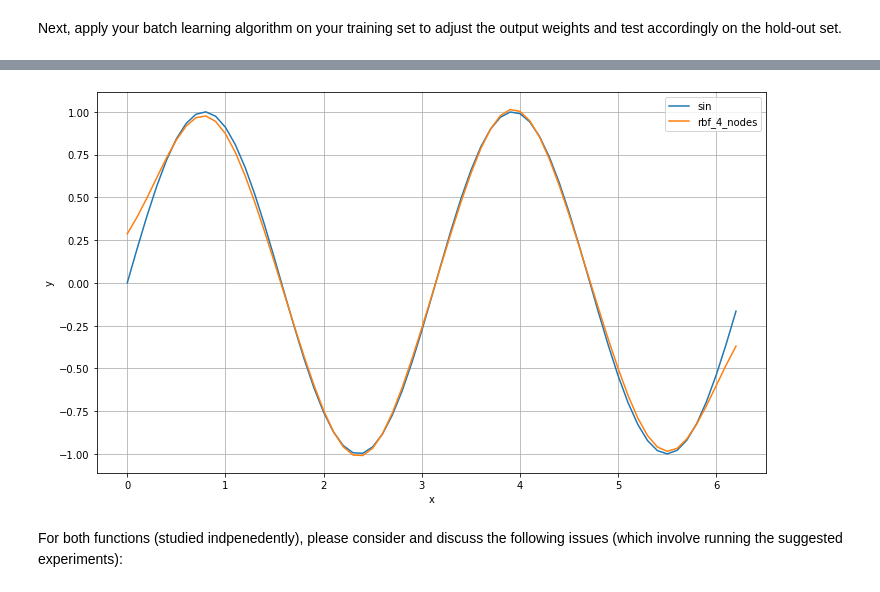
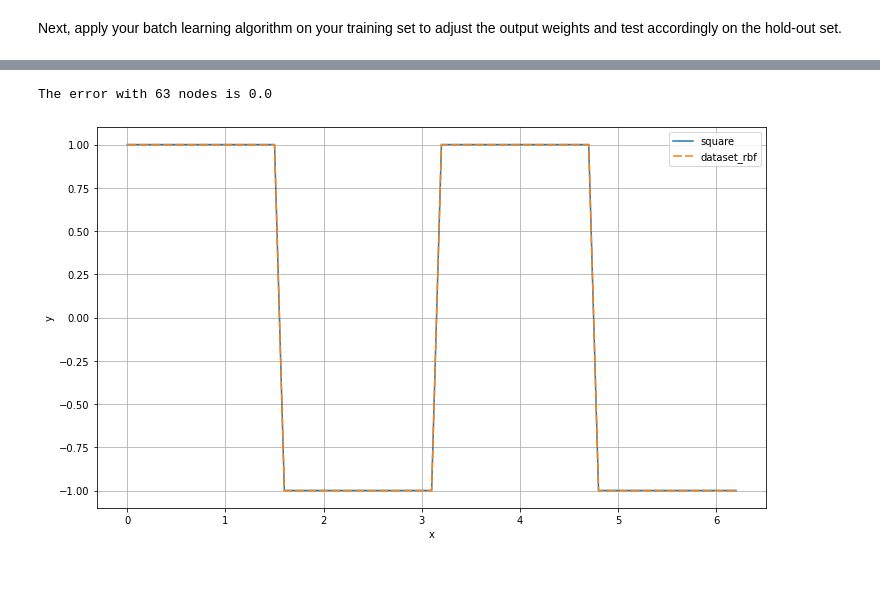
Before and after one commit to Alexdruso/DD2437-ANNDA-Colasanti-Sanvito-Stuart, a Jupyter notebook: lab2/assignment_1.ipynb, the cells around one changed output, grey strips where cells are left out. Cells and saved outputs as stored; diff of their text form; code cells hidden in the pictures.

Commit message:
feat: run experiments

```diff
--- a/lab2/assignment_1.ipynb
+++ b/lab2/assignment_1.ipynb
@@ -55,13 +282,30 @@ rbf_network.fit(sin_df[['x']].to_numpy(), sin_df[['y']].to_numpy())
+# %%
+rbf_network = RBFNetwork(
+    rbf_locations= square_df[['x']],
+    rbf_scale=0.01,
+    learning_rule='least_squares'
+)
+
+rbf_network.fit(
+    X = square_df[['x']].to_numpy(),
+    y = square_df[['y']].to_numpy()
+)
+
+error = mean_absolute_error(
+    y_true = square_df[['y']].to_numpy().flatten(),
+    y_pred = rbf_network.predict(sin_df[['x']].to_numpy()).flatten()
+)
+
+print('The error with {} nodes is {}'.format(len(square_df['x']),error.mean()))
+# %% [output]
+The error with 63 nodes is 0.0
 # %%
 plot_2d_function(
-    dfs=[sin_df],
-    function_names=['sin'],
-    models=[rbf_network],
-    names=['rbf_4_nodes'],
-    path=img_path + 'sin_prediction'
+    dfs=[square_df],
+    function_names=['square'],
+    models = [rbf_network],
+    names = ['dataset_rbf'],
+    path=img_path + 'square_perfect_interpolation'
 )
 # %% [output]
-[figure, old version]
+[figure, new version]
-# %% [markdown]
-For both functions (studied indpenedently), please consider and discuss the
-following issues (which involve running the suggested experiments):
```
Also changed, not shown: parts of 42 cells of this notebook.
